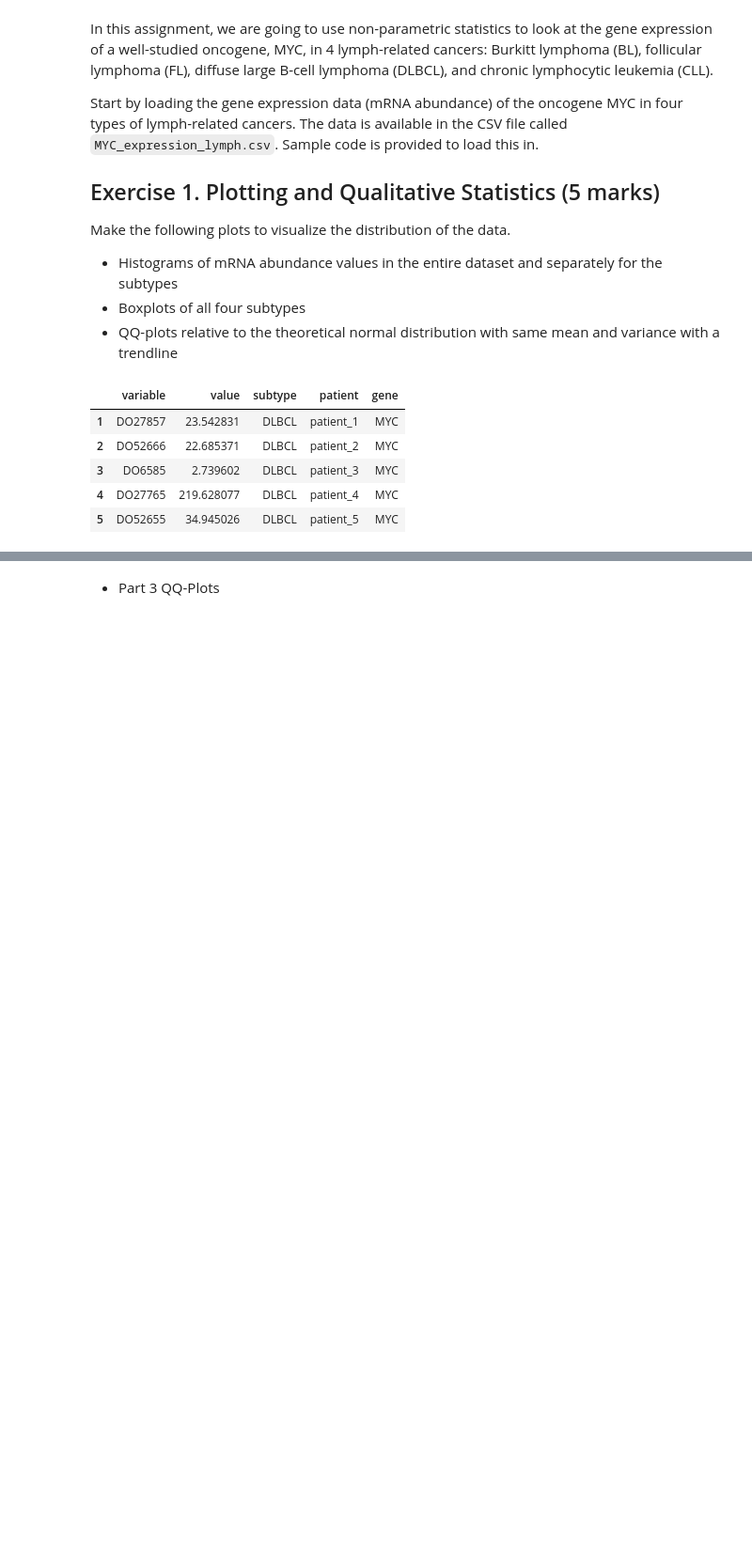
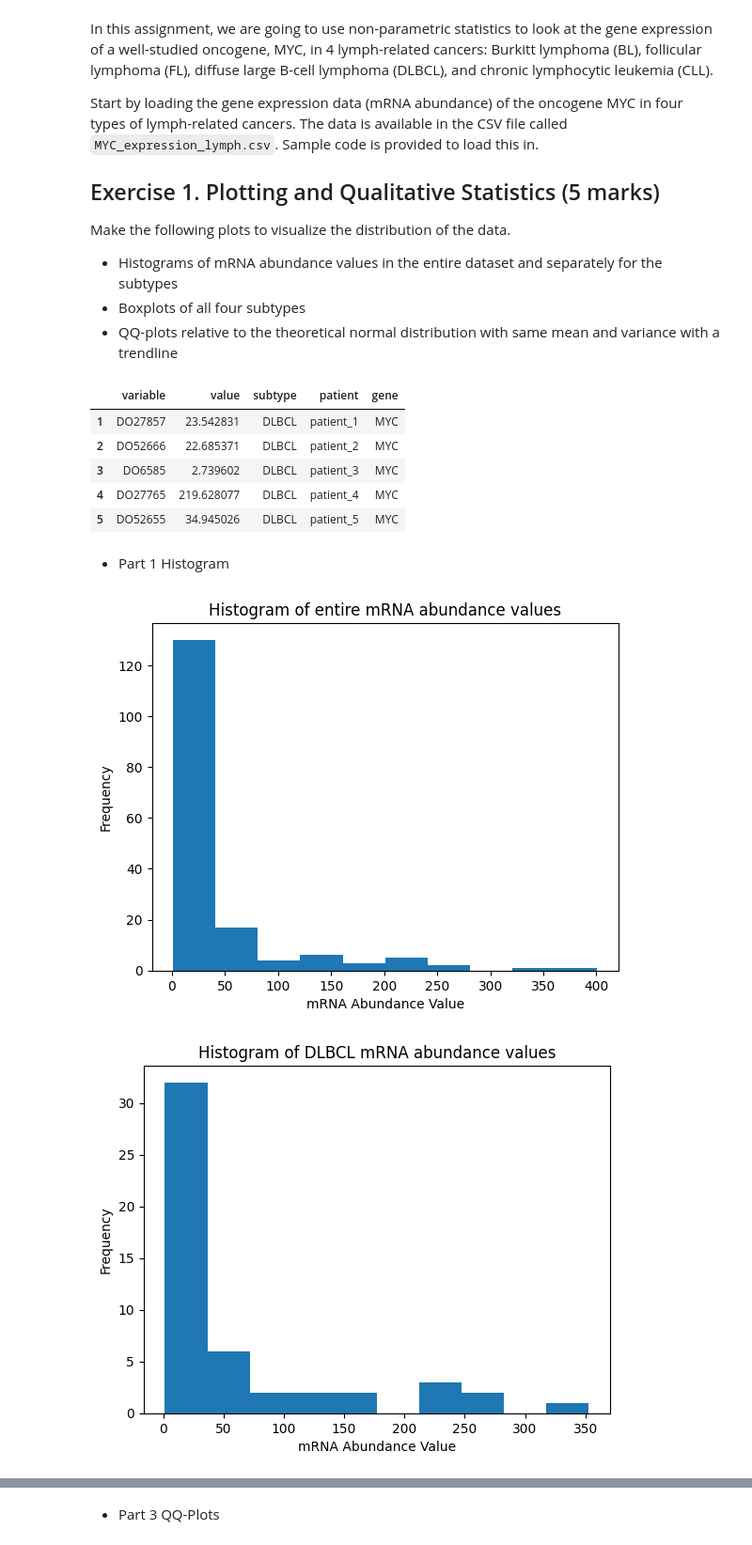
Before and after one commit to mikami520/MBP1201H-Biostats, a Jupyter notebook: Assignment 5/Yuliang_Xiao.1010073901.ipynb, the cells around one changed output, grey strips where cells are left out. Shown: that part at 94% size. Saved outputs shown, nothing was run; the diff lists cells and outputs as text; code cells hidden in the pictures; blank space fills up the shorter version.

```diff
--- a/Assignment 5/Yuliang_Xiao.1010073901.ipynb
+++ b/Assignment 5/Yuliang_Xiao.1010073901.ipynb
@@ -36,3 +36,22 @@ dataset.head()
 | 3 | DO6585 | 2.739602 | DLBCL | patient_3 | MYC |
 | 4 | DO27765 | 219.628077 | DLBCL | patient_4 | MYC |
 | 5 | DO52655 | 34.945026 | DLBCL | patient_5 | MYC |
+# %% [markdown]
+- Part 1 Histogram
+# %%
+# histogram of all data
+_,_,_ = plt.hist(dataset.value)
+plt.xlabel('mRNA Abundance Value')
+plt.ylabel('Frequency')
+plt.title('Histogram of entire mRNA abundance values')
+plt.show()
+subtypes = dataset.subtype.unique()
+for subtype in subtypes:
+    plt.hist(dataset.value[dataset.subtype == subtype])
+    plt.xlabel('mRNA Abundance Value')
+    plt.ylabel('Frequency')
+    plt.title(f'Histogram of {subtype} mRNA abundance values')
+    plt.show()
+# %% [output]
+[figure, added]
+[figure, added]
```
Also changed, not shown: parts of 16 cells of this notebook.
